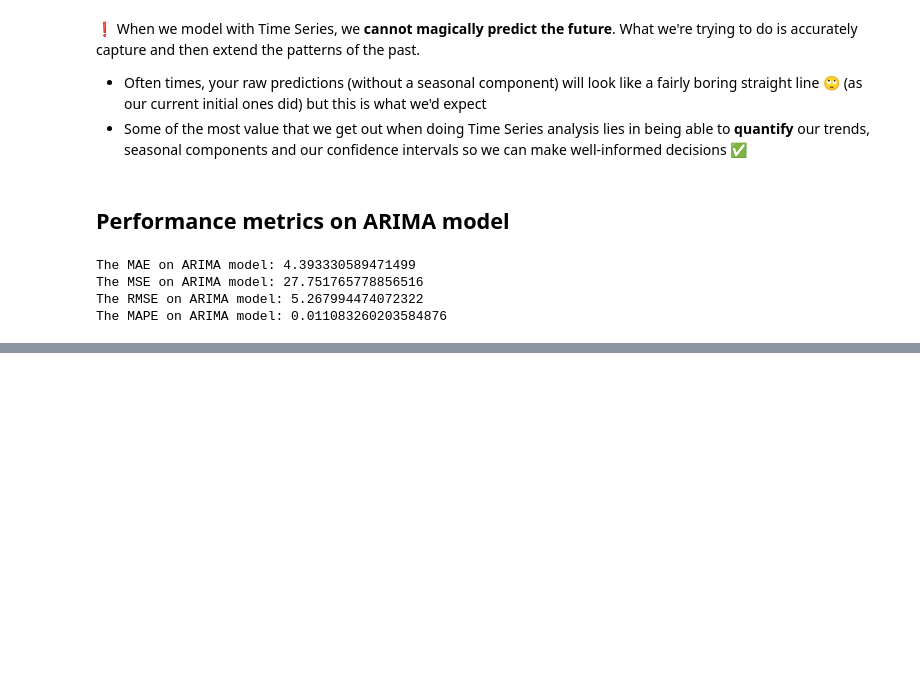
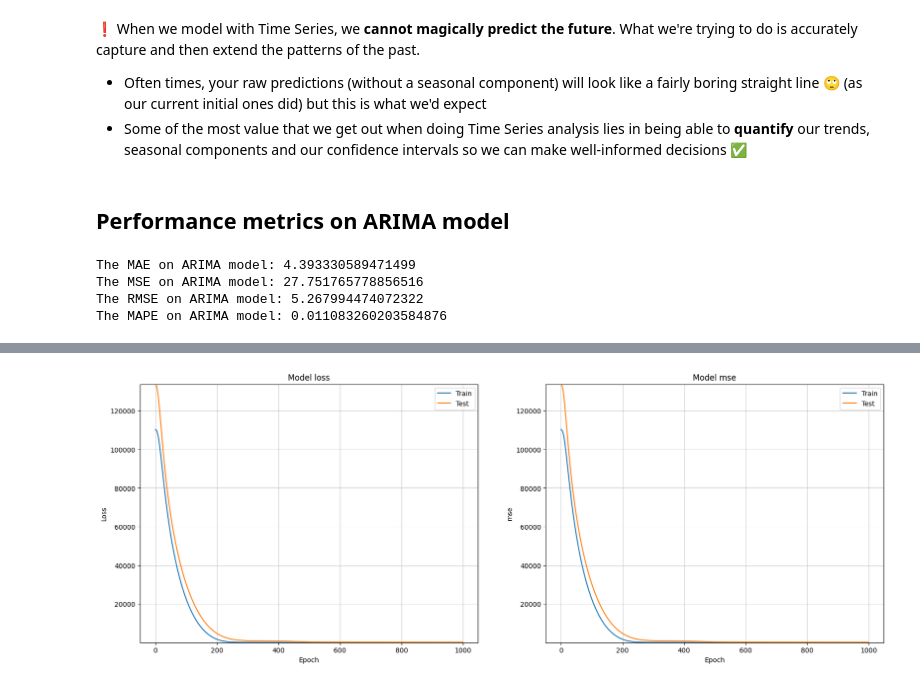
Before and after one commit to thcarole1/Carbon_Dioxide_Levels_in_Atmosphere, a Jupyter notebook: notebooks/Carbon dioxide levels prediction.ipynb, the cells around one changed output, grey strips where cells are left out. Drawn from its saved outputs; the diff is of its cells as text; code cells hidden in the pictures; blank space fills up the shorter version.

```diff
--- a/notebooks/Carbon dioxide levels prediction.ipynb
+++ b/notebooks/Carbon dioxide levels prediction.ipynb
@@ -554,6 +567,9 @@ get_missing_data(co2_levels)
 Series([], dtype: float64)
 # %% [markdown]
 We don't have Nan values anymore.
+# %%
+# Copy of data
+co2_levels_copy = co2_levels.copy()
 # %% [markdown]
 ## Test set and train set
 # %% [markdown]
@@ -1022,0 +1104,3 @@ The MAPE on ARIMA model: 0.011083260203584876
+# %%
+# Reshape
+X_train_scaled = X_train_scaled.reshape(X_train_scaled.shape[0], window_size,X_train_scaled.shape[1])
@@ -1022,0 +1121,17 @@ The MAPE on ARIMA model: 0.011083260203584876
+# %%
+# Create LSTM model architecture
+def define_LSTM_model():
+    # 1- RNN Architecture
+    model = Sequential()
+    model.add(layers.LSTM(units=80,
+                          activation='tanh',
+                          input_shape=(X_train.shape[1],X_train.shape[2])))
+    model.add(layers.Dense(1, activation="linear"))
+
+    # 2- Compilation
+    model.compile(loss='mse', optimizer='adam', metrics =['mse',
+                                                          'mae',
+                                                          RootMeanSquaredError(),
+                                                          MeanAbsolutePercentageError()])
+
+    return model
@@ -1022,0 +1140,16 @@ The MAPE on ARIMA model: 0.011083260203584876
+# %%
+%%time
+# Instantiate model
+model_RNN = define_LSTM_model()
+
+# Fitting model
+es = EarlyStopping(patience = 50, restore_best_weights=True)
+
+history = model_RNN.fit(x=X_train_scaled,
+                    y=y_train,
+                    batch_size=16,
+                    epochs=1000,
+                    verbose=0,
+                    callbacks=[es],
+                    validation_split=0.3,
+                    shuffle=False)
@@ -1022,0 +1218,5 @@ The MAPE on ARIMA model: 0.011083260203584876
+# %%
+# Visualization of history
+plot_loss_metric(history, 'mse')
+# %% [output]
+[figure, added]
```
Also changed, not shown: parts of 29 cells of this notebook, 2 other files.
